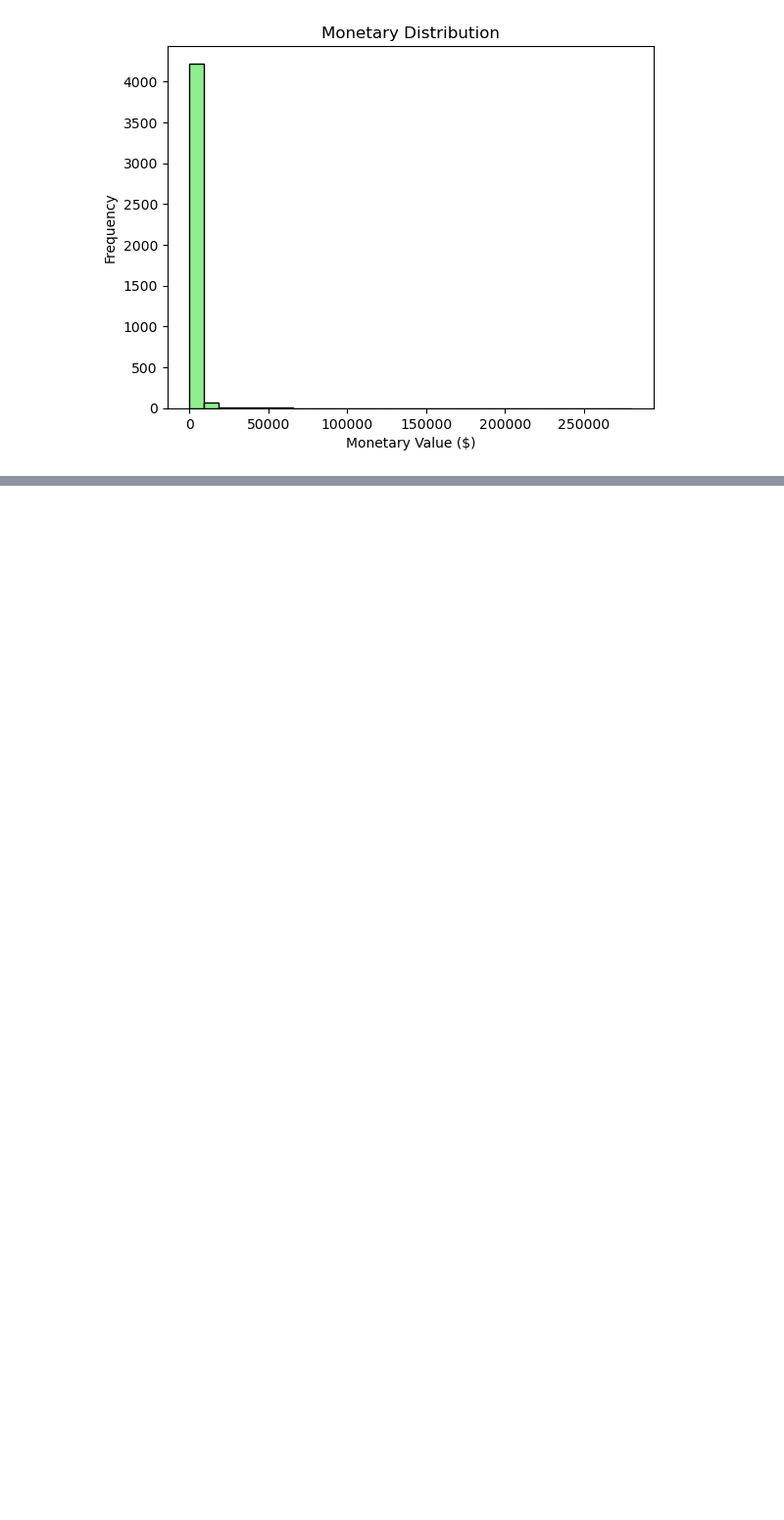
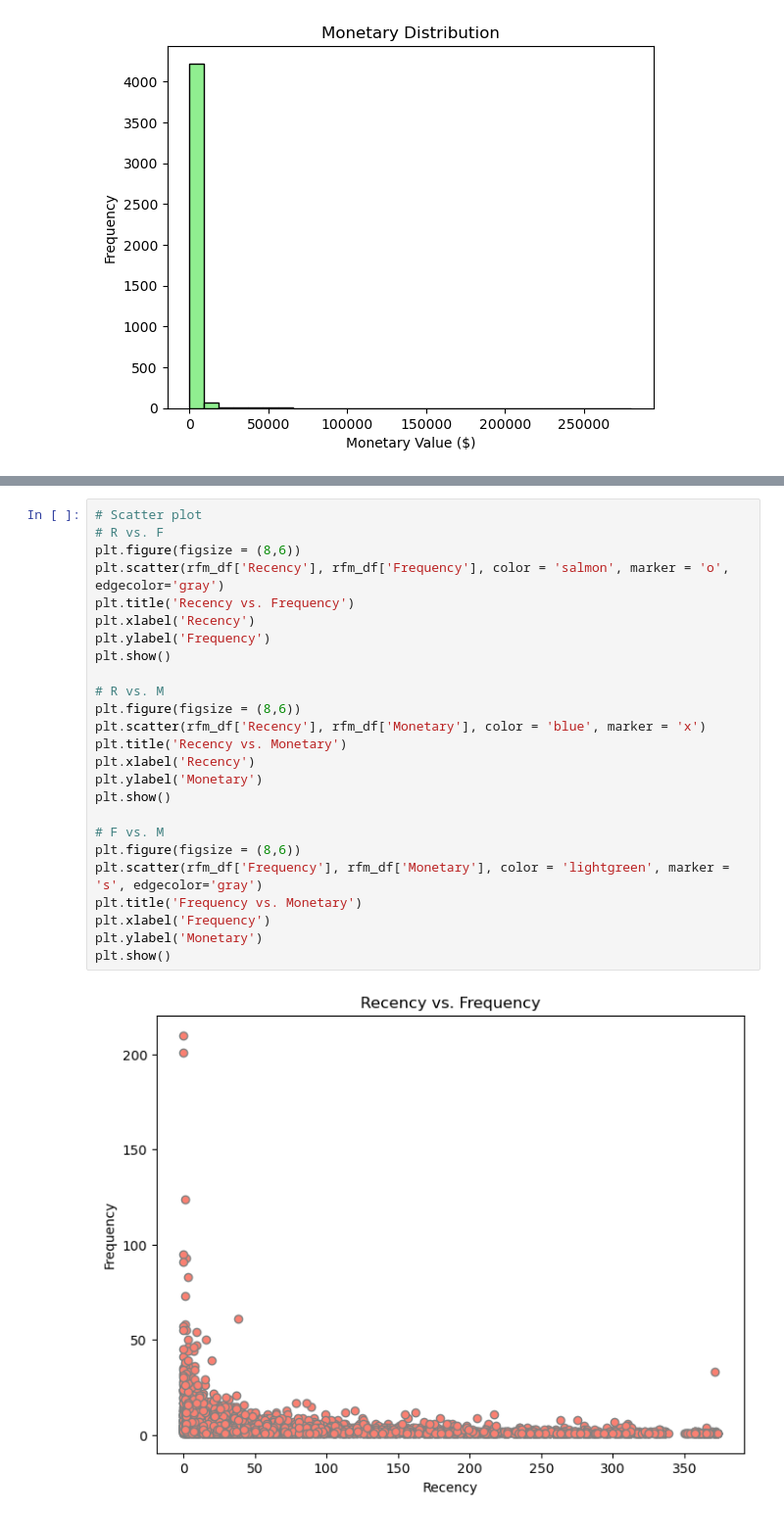
Before and after one commit to zafermesut/salesense, a Jupyter notebook: data-science/eda/RFM Analysis.ipynb, the cells around one changed output, grey strips where cells are left out. Shown at 98% size. Saved outputs shown, nothing was run; the diff lists cells and outputs as text; blank space fills up the shorter version.

```diff
--- a/data-science/eda/RFM Analysis.ipynb
+++ b/data-science/eda/RFM Analysis.ipynb
@@ -92,0 +110,27 @@ plt.show()
+# %%
+# Scatter plot
+# R vs. F
+plt.figure(figsize = (8,6))
+plt.scatter(rfm_df['Recency'], rfm_df['Frequency'], color = 'salmon', marker = 'o', edgecolor='gray')
+plt.title('Recency vs. Frequency')
+plt.xlabel('Recency')
+plt.ylabel('Frequency')
+plt.show()
+
+# R vs. M
+plt.figure(figsize = (8,6))
+plt.scatter(rfm_df['Recency'], rfm_df['Monetary'], color = 'blue', marker = 'x')
+plt.title('Recency vs. Monetary')
+plt.xlabel('Recency')
+plt.ylabel('Monetary')
+plt.show()
+
+# F vs. M
+plt.figure(figsize = (8,6))
+plt.scatter(rfm_df['Frequency'], rfm_df['Monetary'], color = 'lightgreen', marker = 's', edgecolor='gray')
+plt.title('Frequency vs. Monetary')
+plt.xlabel('Frequency')
+plt.ylabel('Monetary')
+plt.show()
+# %% [output]
+[figure, added]
```
Also changed, not shown: parts of 12 cells of this notebook.
